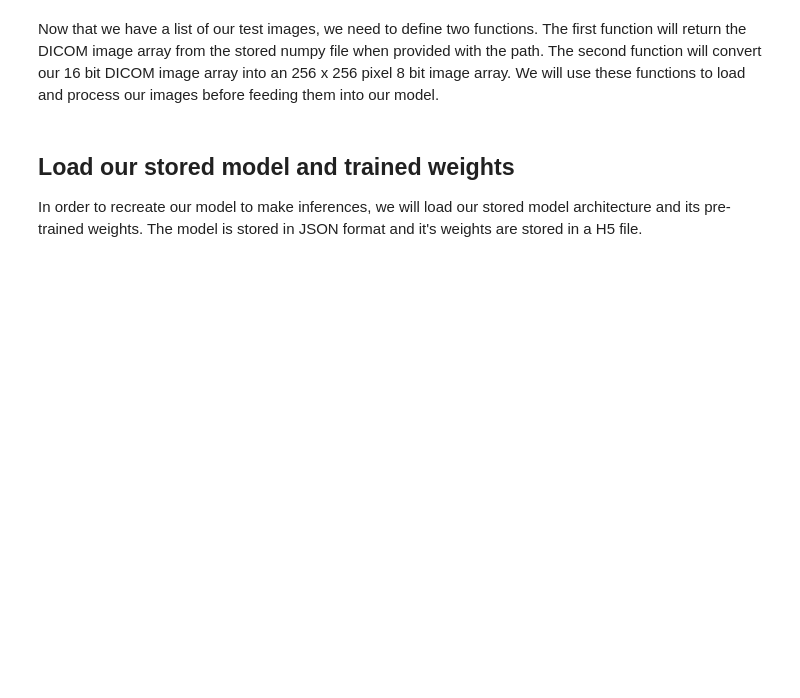
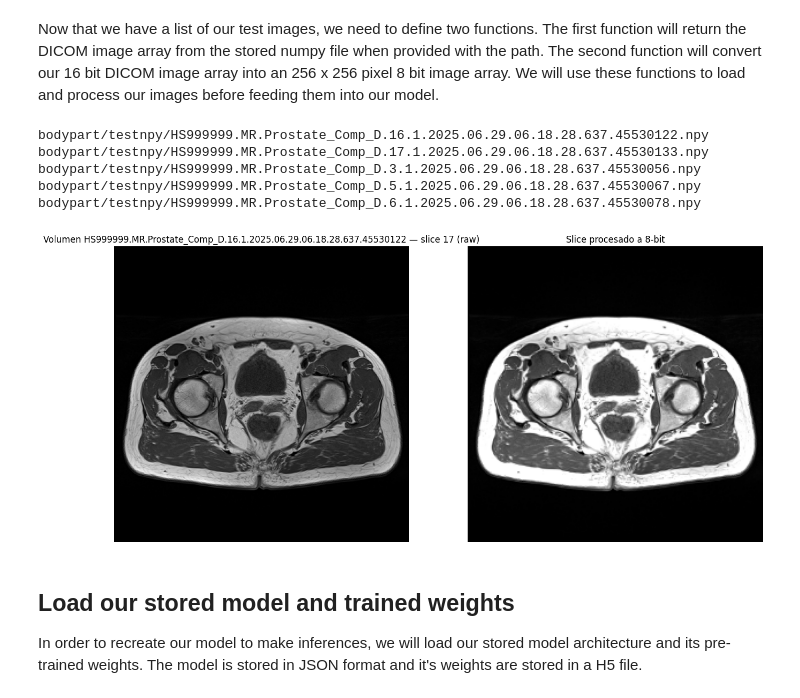
Before and after one commit to fernartin/AI-Deep-Learning-Lab-2023, a Jupyter notebook: sessions/ct-body-part/inference.ipynb, the cells around one changed output. Drawn from its saved outputs; the diff is of its cells as text; code cells hidden in the pictures; blank space fills up the shorter version.

```diff
--- a/sessions/ct-body-part/inference.ipynb
+++ b/sessions/ct-body-part/inference.ipynb
@@ -149,2 +189,7 @@ testList = list(sorted(testPath.glob('**/*.npy'), key=lambda fn: int(re.search('
+# %%
+from pathlib import Path
+
+testPath = Path('bodypart/testnpy')
+testList = sorted(testPath.glob('*.npy'))  # orden lexicográfico
 # %%
 testList
@@ -198,3 +245,38 @@ plt.imshow(convert_dicom_to_8bit(dicom_file, 1000, 250).reshape((256,256)))
+# %%
+# tras haber construido testList como antes
+for p in testList[:5]:
+    print(p)
+# %% [output]
+bodypart/testnpy/HS999999.MR.Prostate_Comp_D.16.1.2025.06.29.06.18.28.637.45530122.npy
+bodypart/testnpy/HS999999.MR.Prostate_Comp_D.17.1.2025.06.29.06.18.28.637.45530133.npy
+bodypart/testnpy/HS999999.MR.Prostate_Comp_D.3.1.2025.06.29.06.18.28.637.45530056.npy
+bodypart/testnpy/HS999999.MR.Prostate_Comp_D.5.1.2025.06.29.06.18.28.637.45530067.npy
+bodypart/testnpy/HS999999.MR.Prostate_Comp_D.6.1.2025.06.29.06.18.28.637.45530078.npy
+# %%
+# Carga el volumen .npy (shape: [n_slices, H, W]) y el UID
+dicom_volume, uid = get_dicom_and_uid(testList[0])
+
+# Selecciona el slice central
+mid = dicom_volume.shape[0] // 2
+slice2d = dicom_volume[mid]
+
+# Dibuja el slice original y el 8-bit procesado
+plt.figure(figsize=(16,8))
+
+plt.subplot(1,2,1)
+plt.title(f"Volumen {uid} — slice {mid} (raw)")
+plt.imshow(slice2d, cmap='gray')
+plt.axis('off')
+
+plt.subplot(1,2,2)
+proc = convert_dicom_to_8bit(slice2d, width=1000, level=250).squeeze()
+plt.title("Slice procesado a 8-bit")
+plt.imshow(proc, cmap='gray')
+plt.axis('off')
+
+plt.show()
+# %% [output]
+[figure, added]
 # %% [markdown]
 ## Load our stored model and trained weights
 
```
Also changed, not shown: parts of 10 cells of this notebook.
